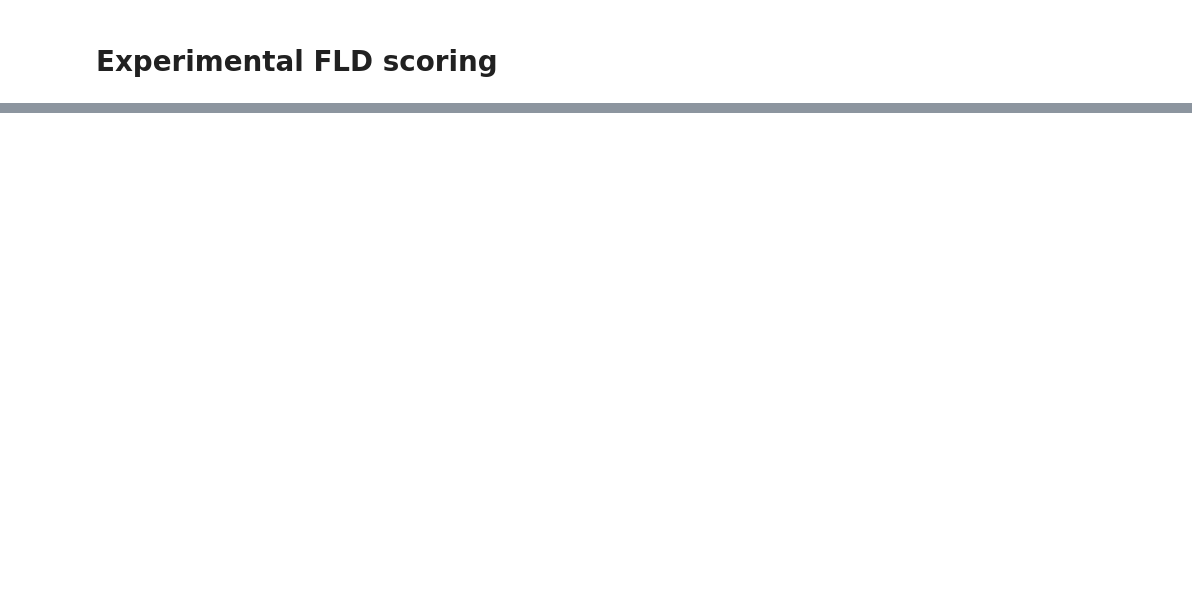
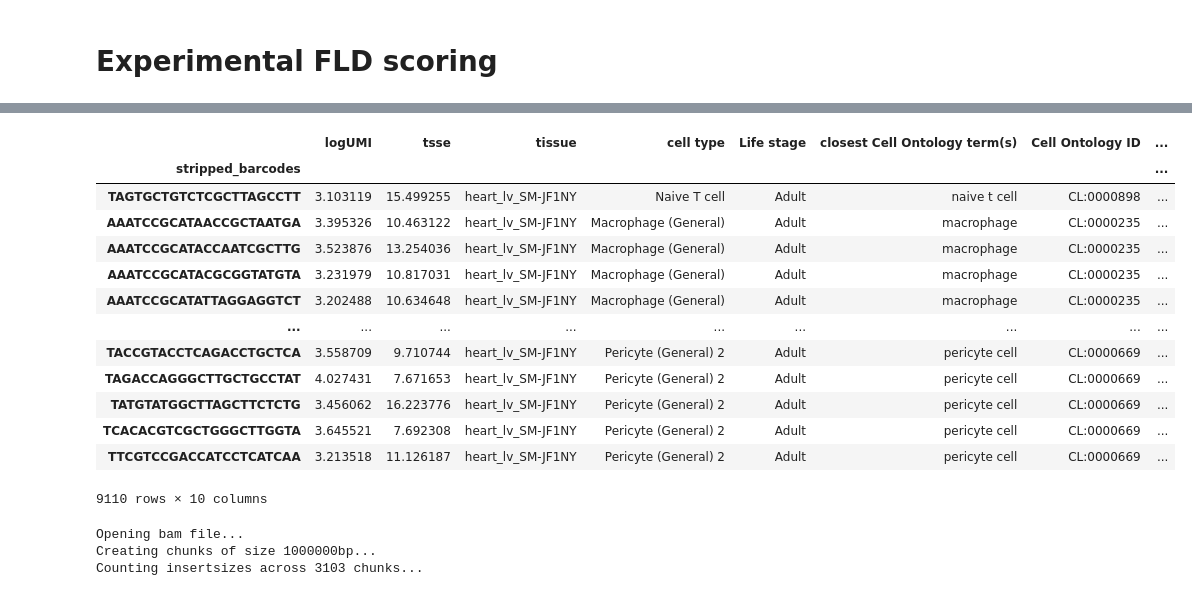
Before and after one commit to loosolab/PEAKQC, a Jupyter notebook: experimental/exp_fld_scoring.ipynb, the cells around one changed output, grey strips where cells are left out. Saved outputs shown, nothing was run; the diff lists cells and outputs as text; code cells hidden in the pictures; blank space fills up the shorter version.

```diff
--- a/experimental/exp_fld_scoring.ipynb
+++ b/experimental/exp_fld_scoring.ipynb
@@ -21,0 +53,36 @@ for entry in adata_barcodes:
+# %%
+adata_f.obs
+# %% [output]
+|  | logUMI | tsse | tissue | cell type | Life stage | closest Cell Ontology term(s) | Cell Ontology ID | ... |
+| stripped_barcodes |  |  |  |  |  |  |  | ... |
+| TAGTGCTGTCTCGCTTAGCCTT | 3.103119 | 15.499255 | heart_lv_SM-JF1NY | Naive T cell | Adult | naive t cell | CL:0000898 | ... |
+| AAATCCGCATAACCGCTAATGA | 3.395326 | 10.463122 | heart_lv_SM-JF1NY | Macrophage (General) | Adult | macrophage | CL:0000235 | ... |
+| AAATCCGCATACCAATCGCTTG | 3.523876 | 13.254036 | heart_lv_SM-JF1NY | Macrophage (General) | Adult | macrophage | CL:0000235 | ... |
+| AAATCCGCATACGCGGTATGTA | 3.231979 | 10.817031 | heart_lv_SM-JF1NY | Macrophage (General) | Adult | macrophage | CL:0000235 | ... |
+| AAATCCGCATATTAGGAGGTCT | 3.202488 | 10.634648 | heart_lv_SM-JF1NY | Macrophage (General) | Adult | macrophage | CL:0000235 | ... |
+| ... | ... | ... | ... | ... | ... | ... | ... | ... |
+| TACCGTACCTCAGACCTGCTCA | 3.558709 | 9.710744 | heart_lv_SM-JF1NY | Pericyte (General) 2 | Adult | pericyte cell | CL:0000669 | ... |
+| TAGACCAGGGCTTGCTGCCTAT | 4.027431 | 7.671653 | heart_lv_SM-JF1NY | Pericyte (General) 2 | Adult | pericyte cell | CL:0000669 | ... |
+| TATGTATGGCTTAGCTTCTCTG | 3.456062 | 16.223776 | heart_lv_SM-JF1NY | Pericyte (General) 2 | Adult | pericyte cell | CL:0000669 | ... |
+| TCACACGTCGCTGGGCTTGGTA | 3.645521 | 7.692308 | heart_lv_SM-JF1NY | Pericyte (General) 2 | Adult | pericyte cell | CL:0000669 | ... |
+| TTCGTCCGACCATCCTCATCAA | 3.213518 | 11.126187 | heart_lv_SM-JF1NY | Pericyte (General) 2 | Adult | pericyte cell | CL:0000669 | ... |
+9110 rows × 10 columns
+# %%
+adata_b = add_fld_metrics(adata=adata_b,
+                        bam=bamfile,
+                        barcode_col=None,
+                        barcode_tag="CB",
+                        chunk_size_bam=1000000,
+                        regions=None,
+                        peaks_thr=0.5,
+                        wavelength=150,
+                        sigma=0.4,
+                        plot=True,
+                        save_density=None,
+                        save_overview=None,
+                        sample=0,
+                        n_threads=12)
+# %% [output]
+Opening bam file...
+Creating chunks of size 1000000bp...
+Counting insertsizes across 3103 chunks...
```
Also changed, not shown: parts of 13 cells of this notebook, 3 other files.
